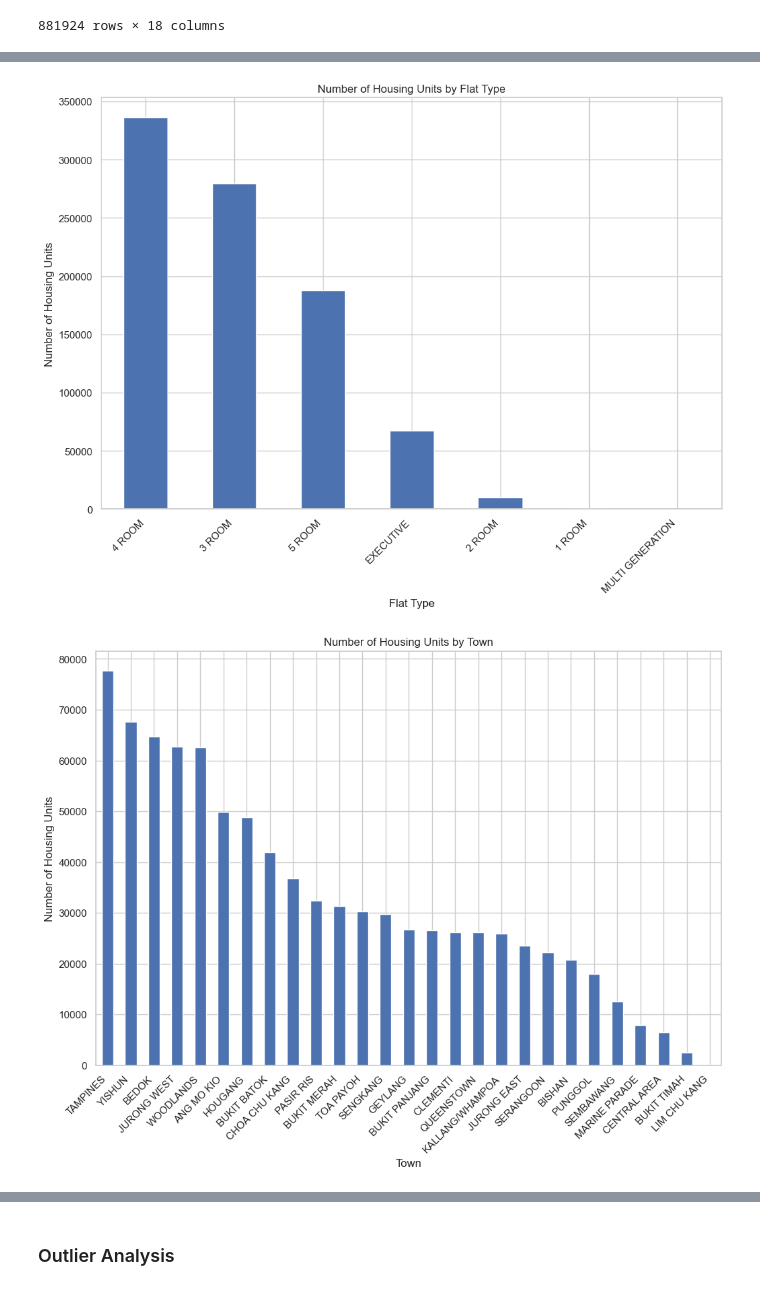
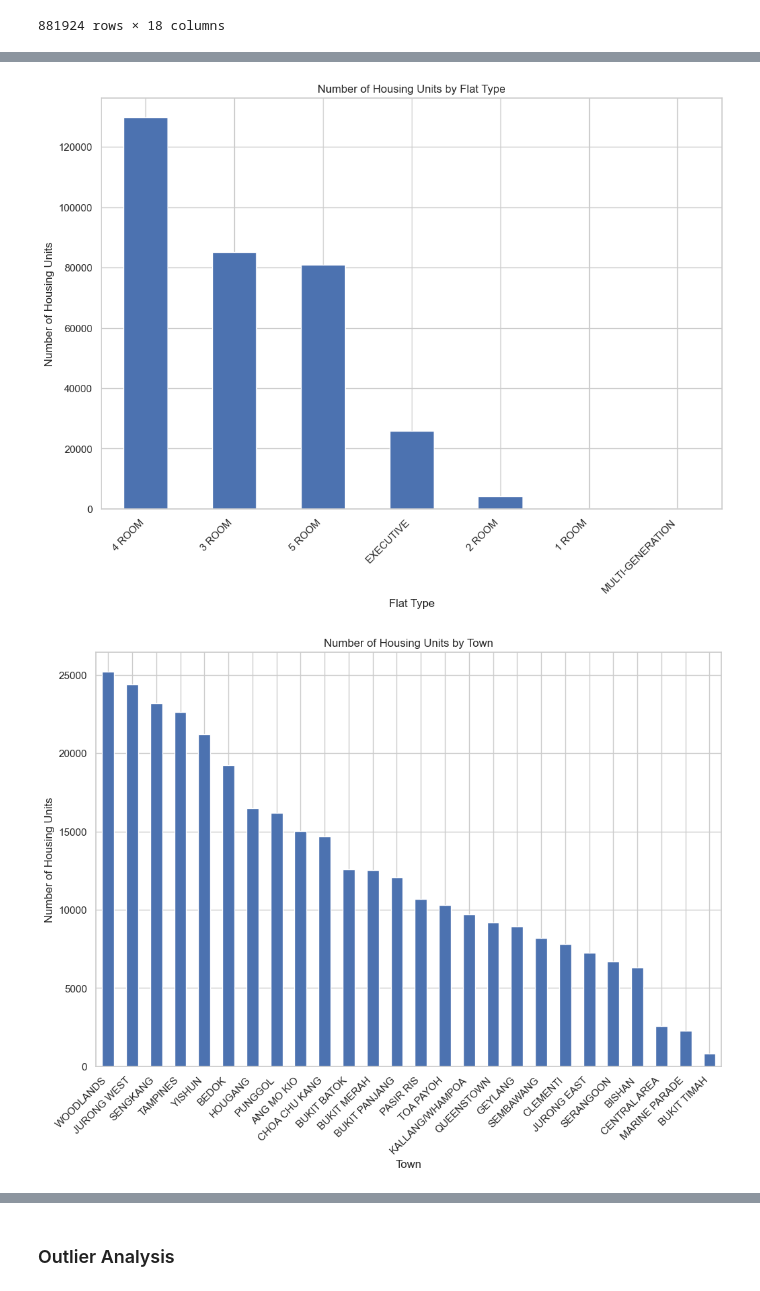
Before and after one commit to kkinmunn/is4303_hdbresale, a Jupyter notebook: eda/eda.ipynb, the cells around one changed output, grey strips where cells are left out. Drawn from its saved outputs; the diff is of its cells as text; code cells hidden in the pictures.

```diff
--- a/eda/eda.ipynb
+++ b/eda/eda.ipynb
@@ -69,0 +92,18 @@ memory usage: 121.1+ MB
+# %%
+# Drop Unnamed First (Index) Column
+data_hdb_last15 = data_hdb_last15.drop(data_hdb_last15.columns[0], axis = 1)
+# %%
+# Merge flat model with different names that refer to the same type
+data_hdb_last15['flat_model'] = data_hdb_last15['flat_model'].str.replace('MODEL A','Model A')
+data_hdb_last15['flat_model'] = data_hdb_last15['flat_model'].str.replace('IMPROVED','Improved')
+data_hdb_last15['flat_model'] = data_hdb_last15['flat_model'].str.replace('NEW GENERATION','New Generation')
+data_hdb_last15['flat_model'] = data_hdb_last15['flat_model'].str.replace('PREMIUM APARTMENT', 'Premium Apartment')
+data_hdb_last15['flat_model'] = data_hdb_last15['flat_model'].str.replace('SIMPLIFIED','Simplified')
+data_hdb_last15['flat_model'] = data_hdb_last15['flat_model'].str.replace('APARTMENT','Apartment')
+data_hdb_last15['flat_model'] = data_hdb_last15['flat_model'].str.replace('STANDARD','Standard')
+data_hdb_last15['flat_model'] = data_hdb_last15['flat_model'].str.replace('MAISONETTE','Maisonette')
+data_hdb_last15['flat_model'] = data_hdb_last15['flat_model'].str.replace('2-ROOM', '2-room')
+data_hdb_last15['flat_model'] = data_hdb_last15['flat_model'].str.replace('IMPROVED-MAISONETTE', 'Improved-Maisonette')
+data_hdb_last15['flat_model'] = data_hdb_last15['flat_model'].str.replace('MODEL A-MAISONETTE', 'Model A-Maisonette')
+data_hdb_last15['flat_model'] = data_hdb_last15['flat_model'].str.replace('MULTI GENERATION', 'Multi Generation')
+data_hdb_last15['flat_model'] = data_hdb_last15['flat_model'].str.replace('TERRACE','Terrace')
@@ -69,0 +131,6 @@ memory usage: 121.1+ MB
+# %%
+# Combining 'flat_type' and 'flat_model' to give a better representation of the flat's category
+data_hdb_last15['flat_category'] = data_hdb_last15['flat_type'] + " " + data_hdb_last15['flat_model']
+# %%
+# Change lease_commence_date to dt
+data_hdb_last15['lease_commence_date'] = pd.to_datetime(data_hdb_last15['lease_commence_date'], format='%Y')
@@ -110,10 +180,7 @@ plt.show()
 # bar chart for flat_type
 
 # count the occurrences of each flat_type
-flat_type_counts = data_hdb_raw['flat_type'].value_counts()
-
-# merge flat types with different names that refer to the same type
-data_hdb_raw['flat_type'] = data_hdb_raw['flat_type'].str.replace('MULTI-GENERATION','MULTI GENERATION')
+flat_type_counts = data_hdb_last15['flat_type'].value_counts()
 
 # size
 plt.figure(figsize=(12, 8))
@@ -126,25 +193,25 @@ plt.ylabel('Number of Housing Units')
 plt.xticks(rotation=45, ha='right')
 plt.show()
 # %% [output]
-[figure, old version]
+[figure, new version]
 # %%
 # bar chart for town
 
 # count the occurrences of each town
-town_counts = data_hdb_raw['town'].value_counts()
+town_counts = data_hdb_last15['town'].value_counts()
 
 # size
 plt.figure(figsize=(12, 8))
 
 # plot
 town_counts.plot(kind='bar')
 plt.title('Number of Housing Units by Town')
 plt.xlabel('Town')
 plt.ylabel('Number of Housing Units')
 plt.xticks(rotation=45, ha='right')
 plt.show()
 # %% [output]
-[figure, old version]
+[figure, new version]
 # %%
 # bar chart for flat model
 
```
Also changed, not shown: parts of 54 cells of this notebook.
